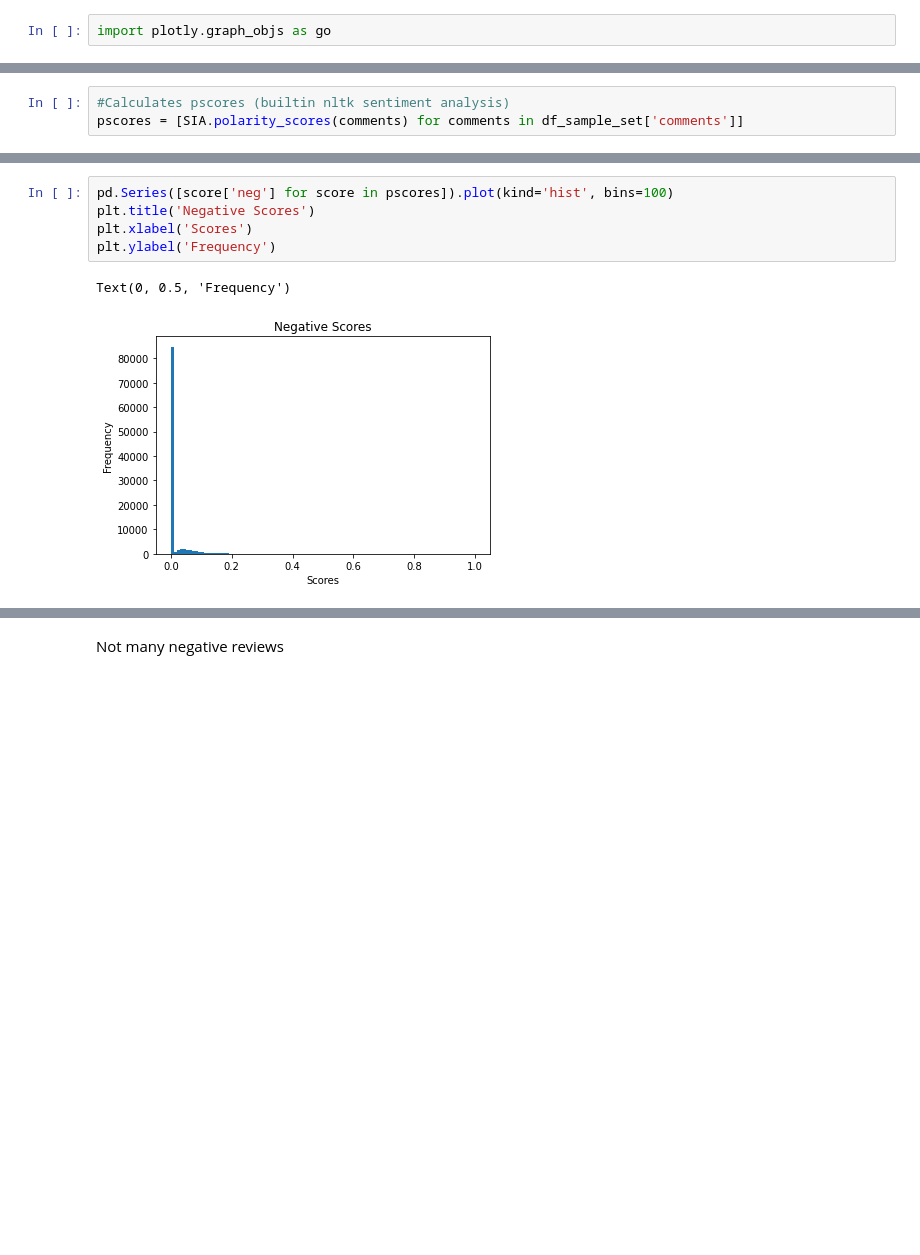
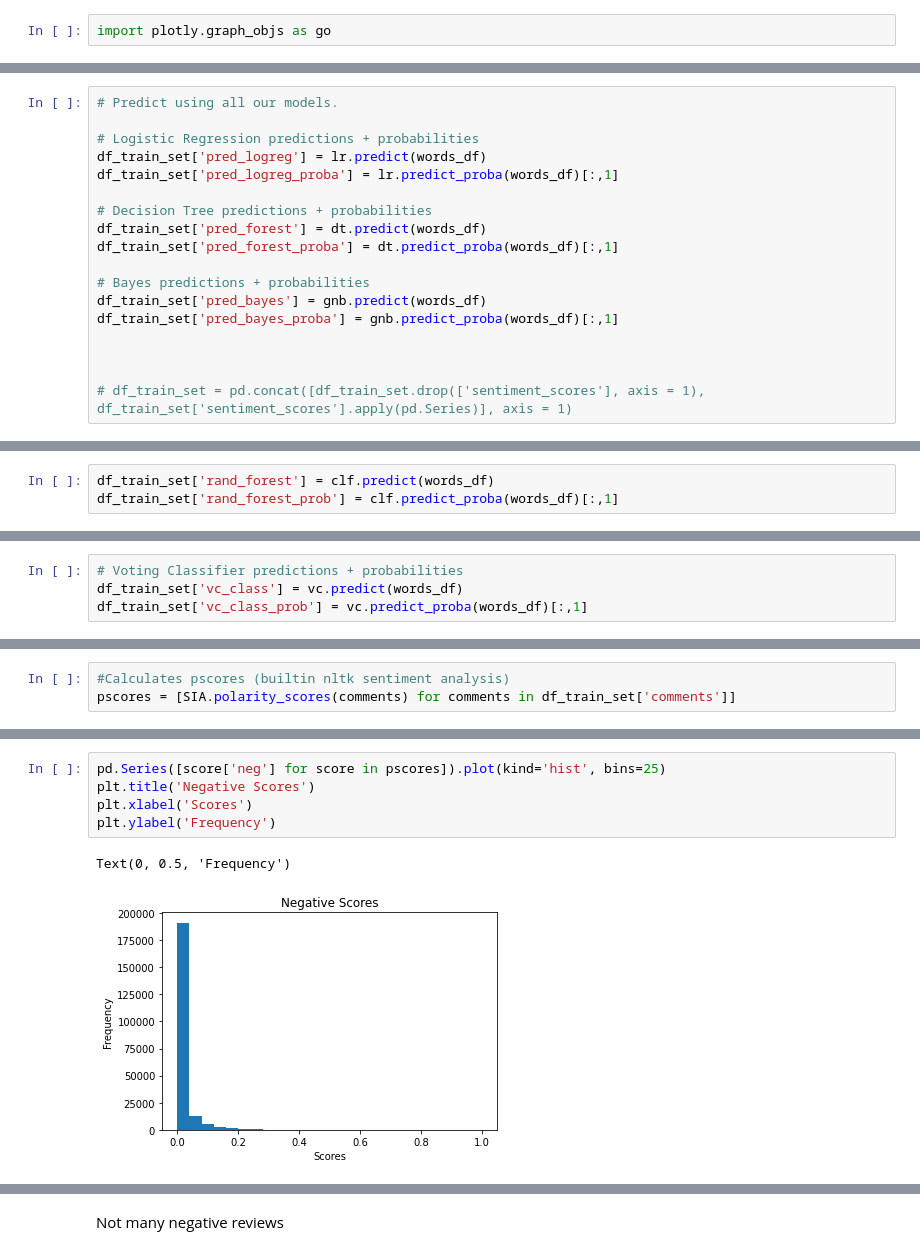
Before and after one commit to yobeze/AirBnb-Profit_Model, a Jupyter notebook: nlp_testing.ipynb, the cells around one changed output, grey strips where cells are left out. Saved outputs shown, nothing was run; the diff lists cells and outputs as text; blank space fills up the shorter version.

```diff
--- a/nlp_testing.ipynb
+++ b/nlp_testing.ipynb
@@ -411,0 +646,18 @@ ValueError: Number of classes, 1, does not match size of target_names, 3. Try sp
+# %%
+# Predict using all our models.
+
+# Logistic Regression predictions + probabilities
+df_train_set['pred_logreg'] = lr.predict(words_df)
+df_train_set['pred_logreg_proba'] = lr.predict_proba(words_df)[:,1]
+
+# Decision Tree predictions + probabilities
+df_train_set['pred_forest'] = dt.predict(words_df)
+df_train_set['pred_forest_proba'] = dt.predict_proba(words_df)[:,1]
+
+# Bayes predictions + probabilities
+df_train_set['pred_bayes'] = gnb.predict(words_df)
+df_train_set['pred_bayes_proba'] = gnb.predict_proba(words_df)[:,1]
+
+
+
+# df_train_set = pd.concat([df_train_set.drop(['sentiment_scores'], axis = 1), df_train_set['sentiment_scores'].apply(pd.Series)], axis = 1)
@@ -411,0 +681,3 @@ ValueError: Number of classes, 1, does not match size of target_names, 3. Try sp
+# %%
+df_train_set['rand_forest'] = clf.predict(words_df)
+df_train_set['rand_forest_prob'] = clf.predict_proba(words_df)[:,1]
@@ -411,0 +689,4 @@ ValueError: Number of classes, 1, does not match size of target_names, 3. Try sp
+# %%
+# Voting Classifier predictions + probabilities
+df_train_set['vc_class'] = vc.predict(words_df)
+df_train_set['vc_class_prob'] = vc.predict_proba(words_df)[:,1]
@@ -412,6 +793,6 @@ ValueError: Number of classes, 1, does not match size of target_names, 3. Try sp
 # %%
 #Calculates pscores (builtin nltk sentiment analysis)
-pscores = [SIA.polarity_scores(comments) for comments in df_sample_set['comments']]
+pscores = [SIA.polarity_scores(comments) for comments in df_train_set['comments']]
 # %%
 pd.Series([score['compound'] for score in pscores]).plot(kind = 'hist')
 plt.title('Compound Scores')
@@ -439,10 +820,10 @@ Text(0, 0.5, 'Frequency')
 # %%
-pd.Series([score['neg'] for score in pscores]).plot(kind='hist', bins=100)
+pd.Series([score['neg'] for score in pscores]).plot(kind='hist', bins=25)
 plt.title('Negative Scores')
 plt.xlabel('Scores')
 plt.ylabel('Frequency')
 # %% [output]
 Text(0, 0.5, 'Frequency')
-[figure, old version]
+[figure, new version]
 # %%
 scored_reviews = pd.DataFrame()
```
Also changed, not shown: parts of 79 cells of this notebook.
